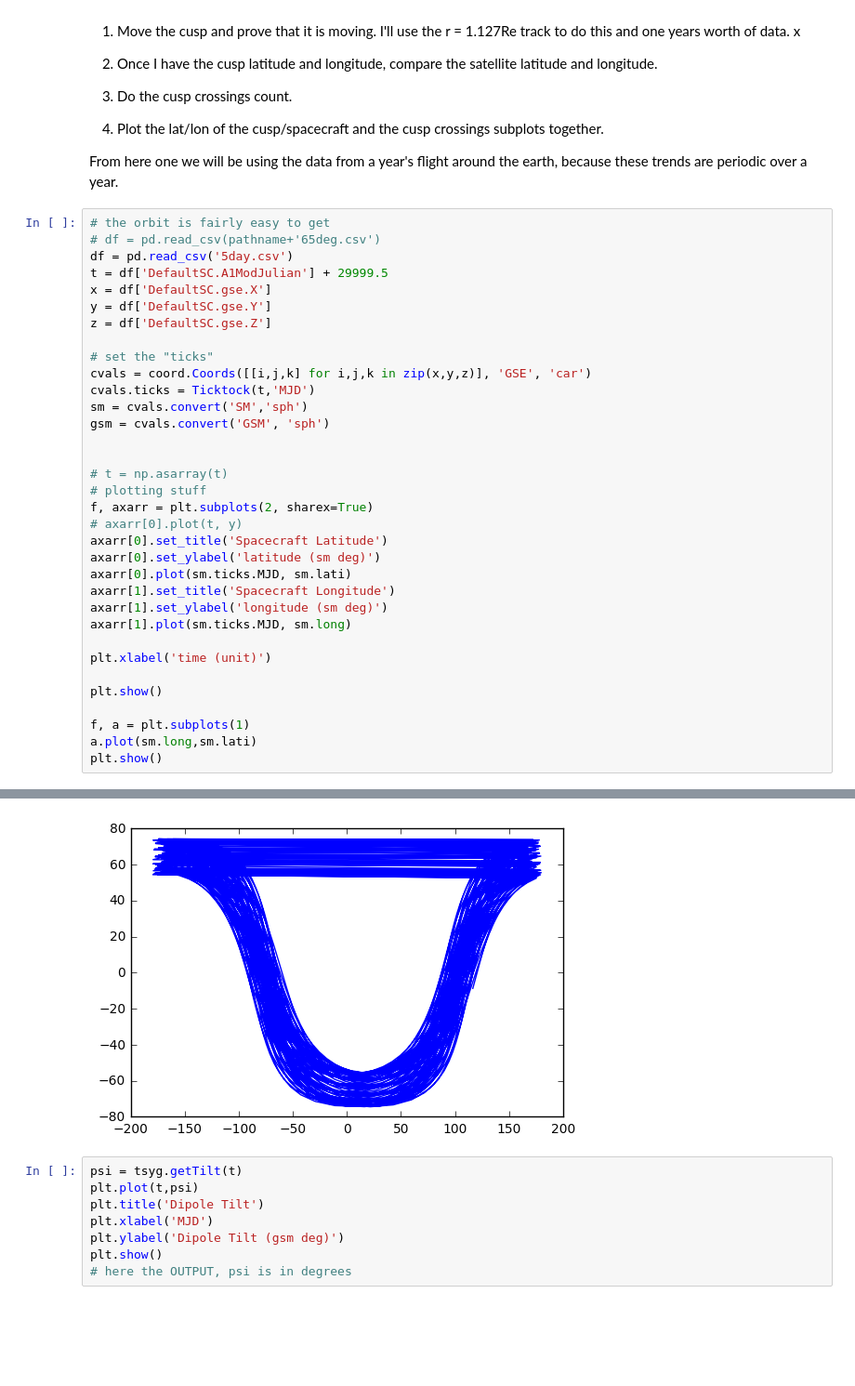
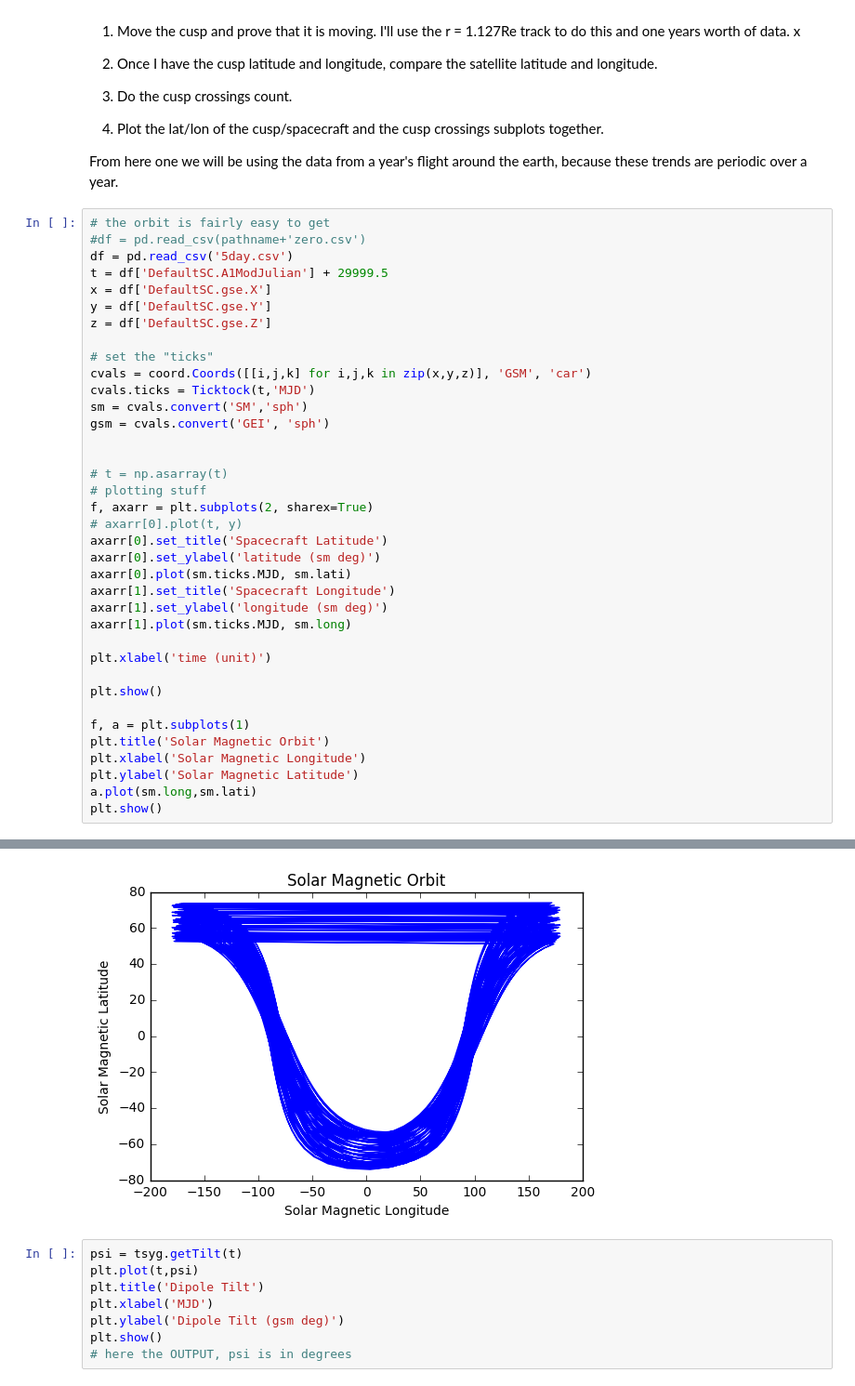
Before and after one commit to fsbr/se3-path-planner, a Jupyter notebook: modularPlanner/Cusp Plots (Daily).ipynb, the cells around one changed output, grey strips where cells are left out. Shown: that part at 93% size. Cells and saved outputs as stored; diff of their text form; blank space fills up the shorter version.

```diff
--- a/modularPlanner/Cusp Plots (Daily).ipynb
+++ b/modularPlanner/Cusp Plots (Daily).ipynb
@@ -132,7 +132,7 @@ Step by Step what I will attempt to do:
 From here one we will be using the data from a year's flight around the earth, because these trends are periodic over a year.
 # %%
 # the orbit is fairly easy to get
-# df = pd.read_csv(pathname+'65deg.csv')
+#df = pd.read_csv(pathname+'zero.csv')
 df = pd.read_csv('5day.csv')
 t = df['DefaultSC.A1ModJulian'] + 29999.5
 x = df['DefaultSC.gse.X']
@@ -140,10 +140,10 @@ y = df['DefaultSC.gse.Y']
 z = df['DefaultSC.gse.Z']
 
 # set the "ticks"
-cvals = coord.Coords([[i,j,k] for i,j,k in zip(x,y,z)], 'GSE', 'car')
+cvals = coord.Coords([[i,j,k] for i,j,k in zip(x,y,z)], 'GSM', 'car')
 cvals.ticks = Ticktock(t,'MJD')
 sm = cvals.convert('SM','sph')
-gsm = cvals.convert('GSM', 'sph')
+gsm = cvals.convert('GEI', 'sph')
 
 
 # t = np.asarray(t)
@@ -162,6 +162,9 @@ plt.xlabel('time (unit)')
 plt.show()
 
 f, a = plt.subplots(1)
+plt.title('Solar Magnetic Orbit')
+plt.xlabel('Solar Magnetic Longitude')
+plt.ylabel('Solar Magnetic Latitude')
 a.plot(sm.long,sm.lati)
 plt.show()
 # %% [output]
@@ -169,4 +172,4 @@ plt.show()
-[figure, old version]
+[figure, new version]
 # %%
 psi = tsyg.getTilt(t)
 plt.plot(t,psi)
```
Also changed, not shown: parts of 8 cells of this notebook, 1 other file.
